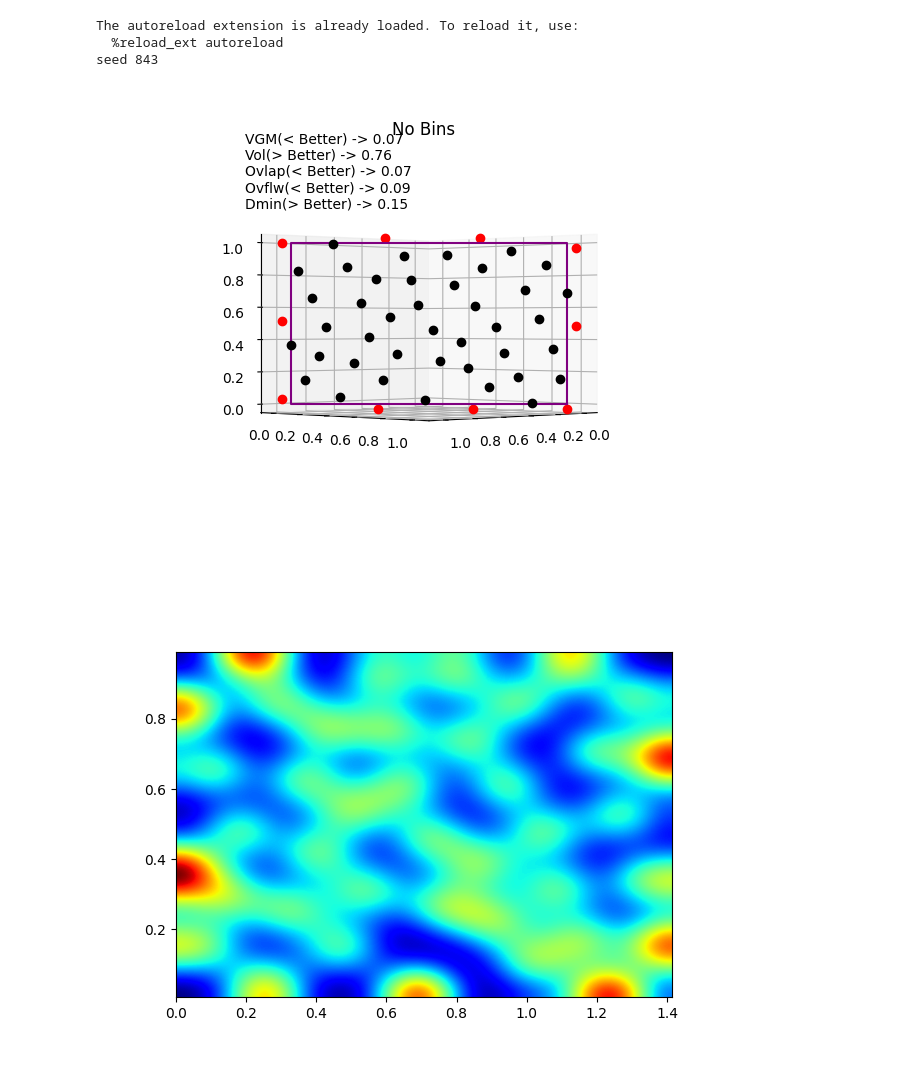
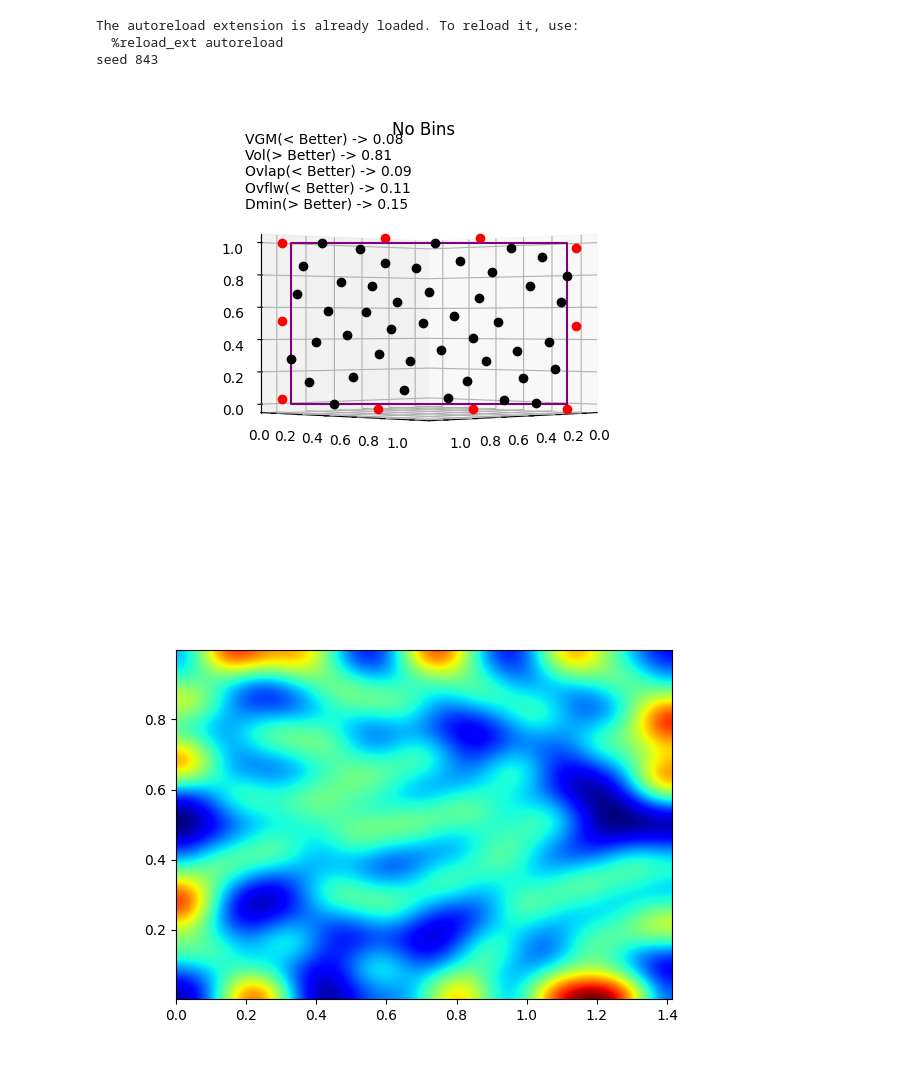
Before and after one commit to DespicableMonkey/Webb-Lab, a Jupyter notebook: tester_dp.ipynb, the cells around one changed output. Cells and saved outputs as stored; diff of their text form; code cells hidden in the pictures.

```diff
--- a/tester_dp.ipynb
+++ b/tester_dp.ipynb
@@ -30,7 +30,7 @@ ax8 = m.getmapaxdef2D()
 # pts = m.multilayer_projection_DP_Maximin_Energy(15, 3)
 # pts2 = m.segmented_simplex_projection_DP_Maximin_Energy(45, 3)
 # pts3 = m.duplicated_projected_DP_Energy(15,3)
-pts4 = m.no_segmentation_projection_DP_Maximin_Energy(45, ax4)
+pts4 = m.no_segmentation_projection_DP_Maximin_Energy(45, ax=ax4, sq_pts=10)
 
 
 # ax.plot([0, 1], [1, 0], [0.33, 0.33])
@@ -44,32 +44,32 @@ pts4 = m.no_segmentation_projection_DP_Maximin_Energy(45, ax4)
 # m.plot_points3D(ax, pts)
 # m.plot_points3D(ax2, pts2)
 # m.plot_points3D(ax3, pts3)
 m.plot_points3D(ax4, pts4)
 
 # V1 = (((1-pts[:,0])**2 + pts[:,1]**2)**(1/2))
 # V2 = (((1-pts2[:,0])**2 + pts2[:,1]**2)**(1/2))
 # V3 = (((1-pts3[:,0])**2 + pts3[:,1]**2)**(1/2))
 V4 = (((1-pts4[:,0])**2 + pts4[:,1]**2)**(1/2))
 
 # ax.text(1.3,0,1.1,s=m.getMetricString(pts,vgm=vgm,dmin=dmin,rad=rad))
 # ax2.text(1.3,0,1.1,s=m.getMetricString(pts2,vgm=vgm,dmin=dmin,rad=rad))
 # ax3.text(1.3,0,1.1,s=m.getMetricString(pts3,vgm=vgm,dmin=dmin,rad=rad))
 ax4.text(1.3,0,1.1,s=m.getMetricString(pts4,vgm=vgm,dmin=dmin,rad=rad))
 
 # m.drawheatmap(ax5, V1, pts[:,2], 64)
 # m.drawheatmap(ax6, V2, pts2[:,2], 64)
 # m.drawheatmap(ax7, V3, pts3[:,2], 64)
 m.drawheatmap(ax8, V4, pts4[:,2], 64)
 
 
 axhist1 = m.getmapaxdef2D()
 axhist2 = m.getmapaxdef2D()
 
 axhist1.hist(V4);
 axhist2.hist(pts4[:,2]);
 # %% [output]
 The autoreload extension is already loaded. To reload it, use:
   %reload_ext autoreload
 seed 843
-[figure, old version]
+[figure, new version]
-[figure, old version]
+[figure, new version]
```
Also changed, not shown: parts of 1 cell of this notebook, 2 other files.
